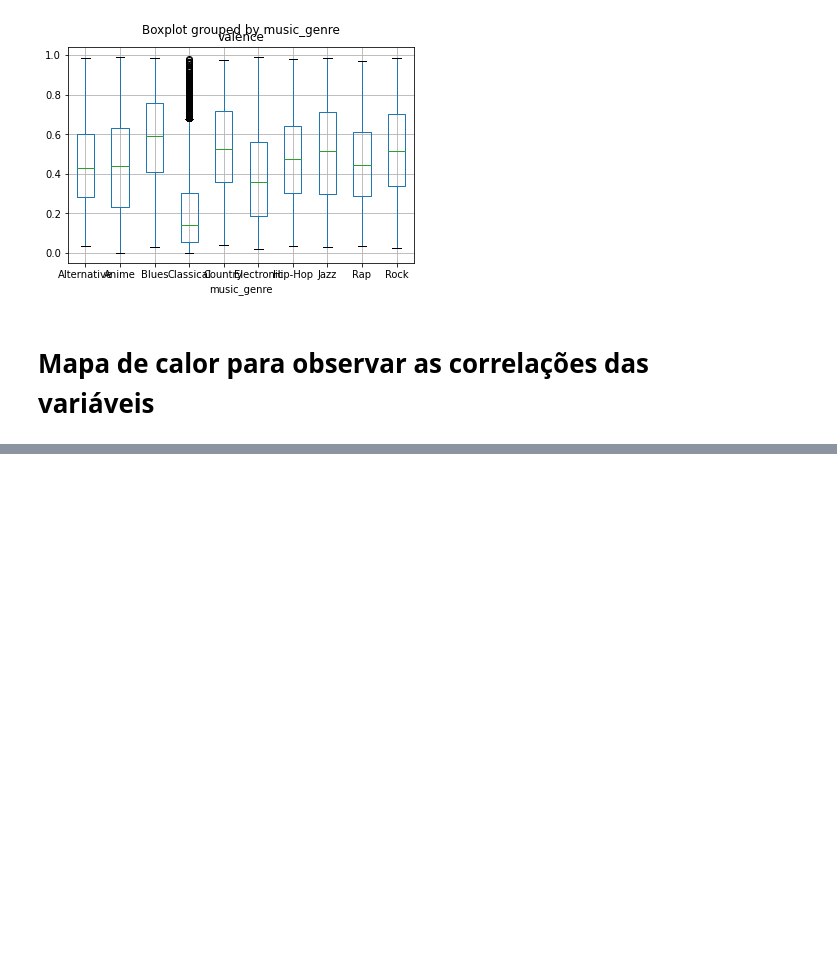
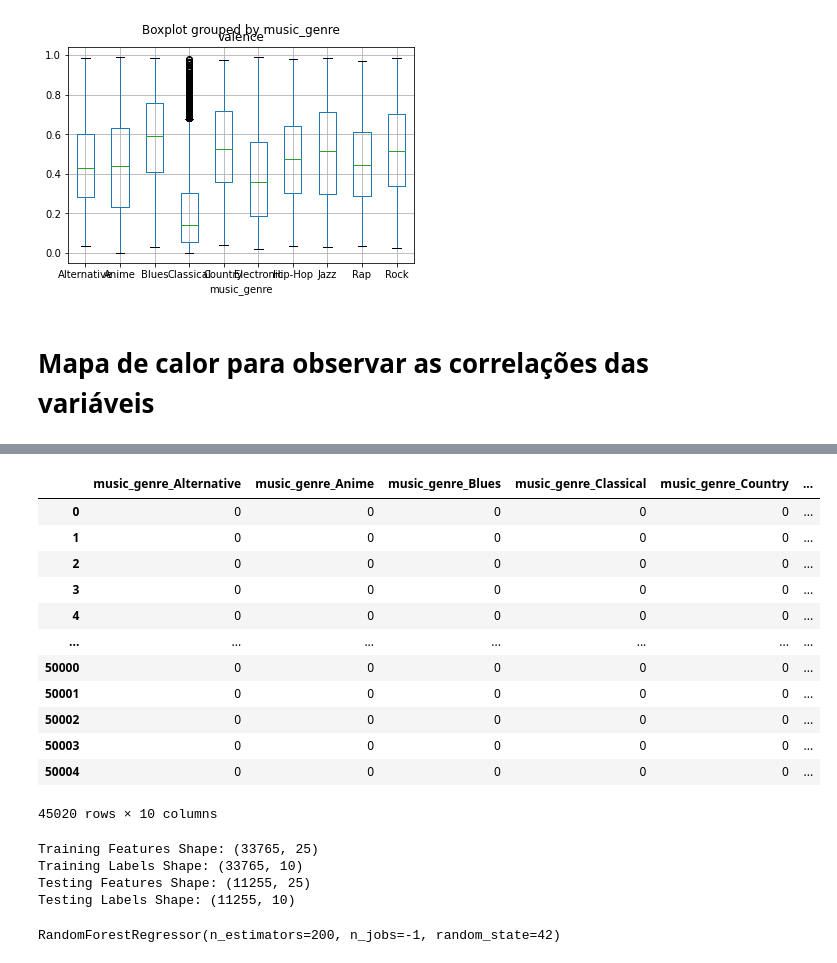
Before and after one commit to Gabriela321733/Projeto_2_Cdados, a Jupyter notebook: dados.ipynb, the cells around one changed output, grey strips where cells are left out. Cells and saved outputs as stored; diff of their text form; code cells hidden in the pictures; blank space fills up the shorter version.

```diff
--- a/dados.ipynb
+++ b/dados.ipynb
@@ -219,0 +226,48 @@ plt.show()
+# %%
+rfdf = pd.get_dummies(df)
+
+label_columns = [f'music_genre_{label_type}' for label_type in df['music_genre'].unique()]
+
+labels = np.array(rfdf[rfdf.columns.intersection(label_columns)])
+
+features = rfdf.drop(columns=label_columns)
+feature_list = list(features.columns)
+features = np.array(features)
+# %%
+labels
+# %% [output]
+|  | music_genre_Alternative | music_genre_Anime | music_genre_Blues | music_genre_Classical | music_genre_Country | ... |
+| 0 | 0 | 0 | 0 | 0 | 0 | ... |
+| 1 | 0 | 0 | 0 | 0 | 0 | ... |
+| 2 | 0 | 0 | 0 | 0 | 0 | ... |
+| 3 | 0 | 0 | 0 | 0 | 0 | ... |
+| 4 | 0 | 0 | 0 | 0 | 0 | ... |
+| ... | ... | ... | ... | ... | ... | ... |
+| 50000 | 0 | 0 | 0 | 0 | 0 | ... |
+| 50001 | 0 | 0 | 0 | 0 | 0 | ... |
+| 50002 | 0 | 0 | 0 | 0 | 0 | ... |
+| 50003 | 0 | 0 | 0 | 0 | 0 | ... |
+| 50004 | 0 | 0 | 0 | 0 | 0 | ... |
+45020 rows × 10 columns
+# %%
+from sklearn.model_selection import train_test_split
+
+train_features, test_features, train_labels, test_labels = train_test_split(features, labels, test_size = 0.25, random_state = 42)
+
+print('Training Features Shape:', train_features.shape)
+print('Training Labels Shape:', train_labels.shape)
+print('Testing Features Shape:', test_features.shape)
+print('Testing Labels Shape:', test_labels.shape)
+# %% [output]
+Training Features Shape: (33765, 25)
+Training Labels Shape: (33765, 10)
+Testing Features Shape: (11255, 25)
+Testing Labels Shape: (11255, 10)
+# %%
+from sklearn.ensemble import RandomForestRegressor
+
+rf = RandomForestRegressor(n_estimators = 200, random_state = 42, n_jobs=-1)
+
+rf.fit(train_features, train_labels)
+# %% [output]
+RandomForestRegressor(n_estimators=200, n_jobs=-1, random_state=42)
```
Also changed, not shown: parts of 12 cells of this notebook.
